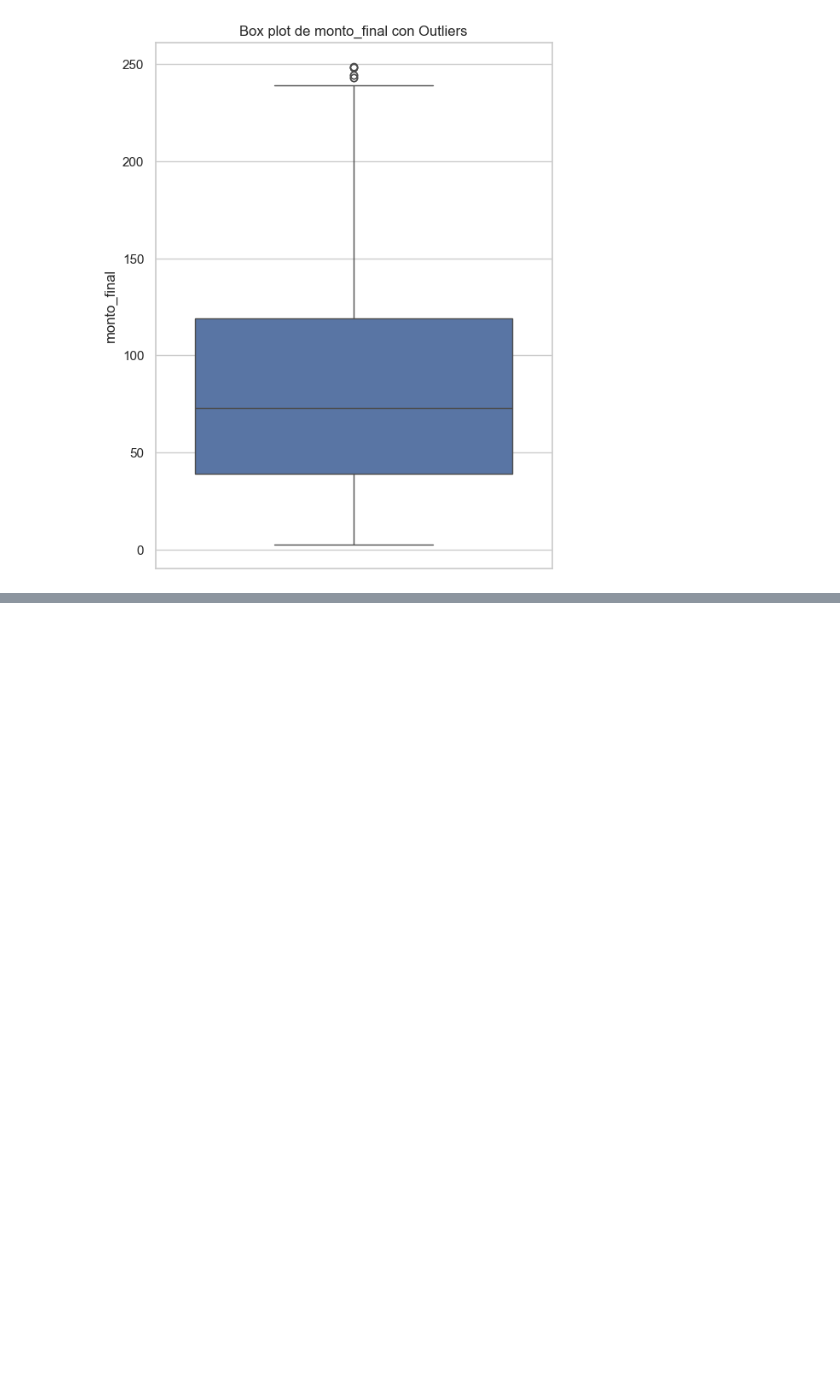
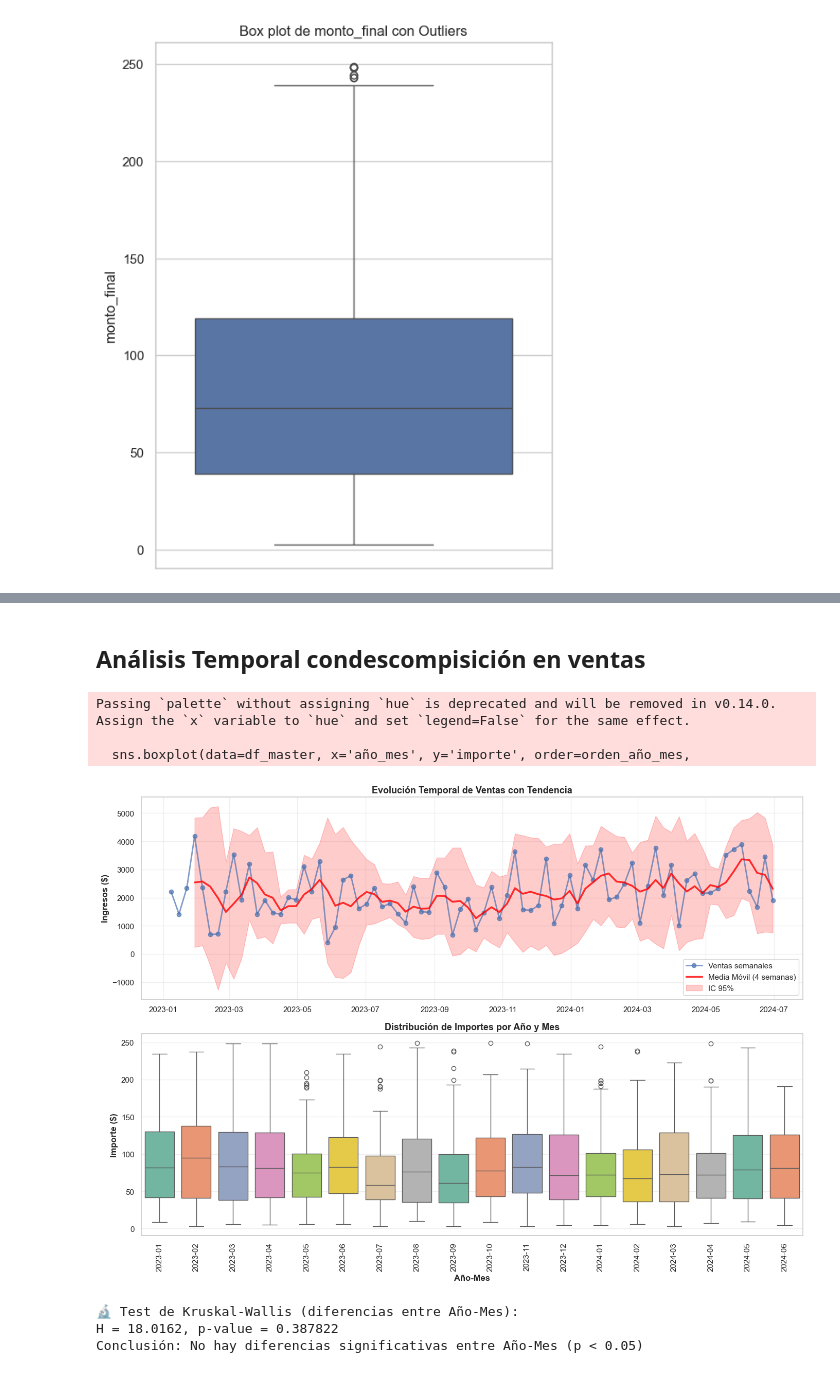
Before and after one commit to LenninTemoche/Proyecto-Aurelion-IBM-Guayerd, a Jupyter notebook: SPRING_2/Proyecto_Aurelion_S2.ipynb, the cells around one changed output, grey strips where cells are left out. Drawn from its saved outputs; the diff is of its cells as text; code cells hidden in the pictures; blank space fills up the shorter version.

```diff
--- a/SPRING_2/Proyecto_Aurelion_S2.ipynb
+++ b/SPRING_2/Proyecto_Aurelion_S2.ipynb
@@ -811,0 +1399,70 @@ Dado que el número de outliers detectados es **8**, que representa aproximadame
+# %% [markdown]
+## Análisis Temporal condescompisición en ventas
+# %%
+# Análisis Temporal con descomposición en ventas
+# Agrupar por fecha y sumar el importe para obtener ventas diarias
+ventas_tiempo = df_master.groupby('fecha')['importe'].sum().sort_index()
+# Agrupar por semana
+ventas_tiempo = ventas_tiempo.resample('W').sum()
+
+# Crear subplots para los gráficos
+fig, axes = plt.subplots(2, 1, figsize=(14, 10))
+
+# Gráfico 1: Serie temporal con tendencia y bandas de confianza
+axes[0].plot(ventas_tiempo.index, ventas_tiempo.values,
+             marker='o', linewidth=2, markersize=6, alpha=0.7, label='Ventas semanales')
+
+# Añadir media móvil de 4 semanas para la tendencia
+ma_4 = ventas_tiempo.rolling(window=4).mean()
+axes[0].plot(ma_4.index, ma_4.values,
+             color='red', linewidth=2.5, label='Media Móvil (4 semanas)', alpha=0.8)
+
+# Añadir bandas de confianza (usando 1.96 para el 95% de confianza)
+std_4 = ventas_tiempo.rolling(window=4).std()
+axes[0].fill_between(ma_4.index, ma_4 - 1.96*std_4, ma_4 + 1.96*std_4,
+                      alpha=0.2, color='red', label='IC 95%')
+
+axes[0].set_ylabel('Ingresos ($)', fontweight='bold')
+axes[0].set_title('Evolución Temporal de Ventas con Tendencia', fontweight='bold', fontsize=13)
+axes[0].legend()
+axes[0].grid(alpha=0.3)
+
+# Gráfico 2: Box plot por año y mes para visualizar la distribución de importes
+# Crear una columna combinada de año y mes
+df_master['año_mes'] = df_master['fecha'].dt.to_period('M').astype(str)
+
+# Ordenar los valores únicos de año_mes cronológicamente para el orden del plot
+orden_año_mes = sorted(df_master['año_mes'].unique())
+
+sns.boxplot(data=df_master, x='año_mes', y='importe', order=orden_año_mes,
+            palette='Set2', ax=axes[1])
+axes[1].set_xlabel('Año-Mes', fontweight='bold')
+axes[1].set_ylabel('Importe ($)', fontweight='bold')
+axes[1].set_title('Distribución de Importes por Año y Mes', fontweight='bold', fontsize=13)
+axes[1].tick_params(axis='x', rotation=90) # Rotar etiquetas para mejor legibilidad
+axes[1].grid(axis='y', alpha=0.3)
+
+plt.tight_layout() # Ajustar diseño para evitar solapamiento
+plt.savefig('viz_temporal_avanzado.png', dpi=300, bbox_inches='tight') # Guardar figura
+plt.show() # Mostrar figura
+
+# Test de Kruskal-Wallis para diferencias significativas entre año-mes
+grupos_año_mes = [df_master[df_master['año_mes'] == am]['importe'].values
+              for am in orden_año_mes]
+# Asegurarse de que haya al menos dos grupos para el test
+if len(grupos_año_mes) >= 2:
+    h_stat, p_value = stats.kruskal(*grupos_año_mes)
+
+    print(f"\n🔬 Test de Kruskal-Wallis (diferencias entre Año-Mes):")
+    print(f"H = {h_stat:.4f}, p-value = {p_value:.6f}")
+    print(f"Conclusión: {'Existen diferencias significativas' if p_value < 0.05 else 'No hay diferencias significativas'} entre Año-Mes (p < 0.05)")
+else:
+    print("\n🔬 Test de Kruskal-Wallis: Se necesitan al menos 2 Año-Mes con datos para realizar el test.")
+# %% [output]
+Passing `palette` without assigning `hue` is deprecated and will be removed in v0.14.0. Assign the `x` variable to `hue` and set `legend=False` for the same effect.
+
+  sns.boxplot(data=df_master, x='año_mes', y='importe', order=orden_año_mes,
+[figure, added]
+🔬 Test de Kruskal-Wallis (diferencias entre Año-Mes):
+H = 18.0162, p-value = 0.387822
+Conclusión: No hay diferencias significativas entre Año-Mes (p < 0.05)
```
Also changed, not shown: parts of 34 cells of this notebook.
